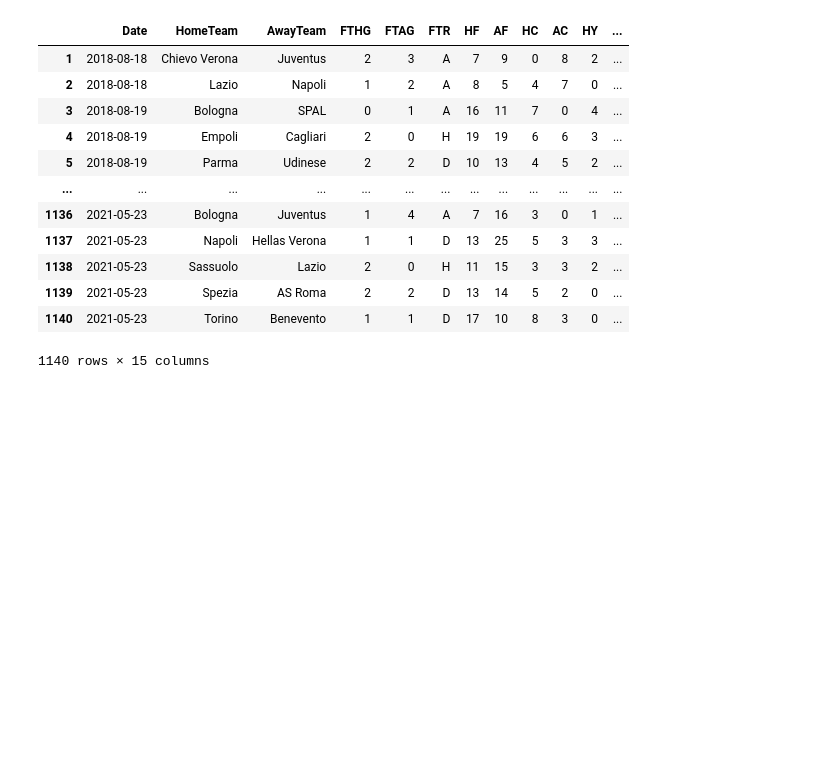
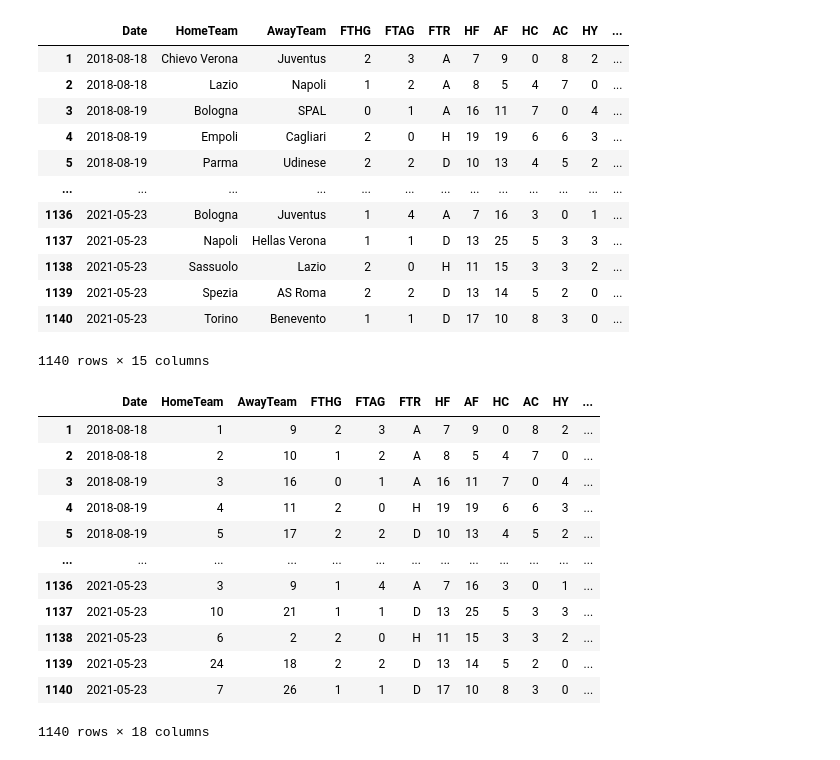
Before and after one commit to stan-levend/soccer-scraper-data-warehouse, a Jupyter notebook: scraper.ipynb, the cells around one changed output. Saved outputs shown, nothing was run; the diff lists cells and outputs as text; code cells hidden in the pictures; blank space fills up the shorter version.

```diff
--- a/scraper.ipynb
+++ b/scraper.ipynb
@@ -39,7 +39,7 @@ common_colums
  'WHD',
  'WHH']
 # %%
-columns = ['Date', 'HomeTeam', 'AwayTeam', 'FTHG', 'FTAG', 'FTR', 'HC', 'AC', 'HF', 'AF', 'HY', 'AY', 'HR', 'AR']
+columns = ['Date', 'HomeTeam', 'AwayTeam', 'FTHG', 'FTAG', 'FTR', 'HC', 'AC', 'HF', 'AF', 'HY', 'AY', 'HR', 'AR', 'IWA', 'IWH', 'IWD']
 columns
 # %% [output]
 ['Date',
@@ -840,0 +812,8 @@ for i in range(1, len(matches_data)+1):
+# %%
+for i in range(1, len(matches_data)+1):
+    name = matches_data.iloc[i-1]['HomeTeam']
+    value = clubs_df[clubs_df['club_name'] == name].index[0]
+    matches_data.at[i, 'HomeTeam'] = value
+    name = matches_data.iloc[i-1]['AwayTeam']
+    value = clubs_df[clubs_df['club_name'] == name].index[0]
+    matches_data.at[i, 'AwayTeam'] = value
@@ -840,0 +822,16 @@ for i in range(1, len(matches_data)+1):
+# %%
+matches_data
+# %% [output]
+|  | Date | HomeTeam | AwayTeam | FTHG | FTAG | FTR | HF | AF | HC | AC | HY | ... |
+| 1 | 2018-08-18 | 1 | 9 | 2 | 3 | A | 7 | 9 | 0 | 8 | 2 | ... |
+| 2 | 2018-08-18 | 2 | 10 | 1 | 2 | A | 8 | 5 | 4 | 7 | 0 | ... |
+| 3 | 2018-08-19 | 3 | 16 | 0 | 1 | A | 16 | 11 | 7 | 0 | 4 | ... |
+| 4 | 2018-08-19 | 4 | 11 | 2 | 0 | H | 19 | 19 | 6 | 6 | 3 | ... |
+| 5 | 2018-08-19 | 5 | 17 | 2 | 2 | D | 10 | 13 | 4 | 5 | 2 | ... |
+| ... | ... | ... | ... | ... | ... | ... | ... | ... | ... | ... | ... | ... |
+| 1136 | 2021-05-23 | 3 | 9 | 1 | 4 | A | 7 | 16 | 3 | 0 | 1 | ... |
+| 1137 | 2021-05-23 | 10 | 21 | 1 | 1 | D | 13 | 25 | 5 | 3 | 3 | ... |
+| 1138 | 2021-05-23 | 6 | 2 | 2 | 0 | H | 11 | 15 | 3 | 3 | 2 | ... |
+| 1139 | 2021-05-23 | 24 | 18 | 2 | 2 | D | 13 | 14 | 5 | 2 | 0 | ... |
+| 1140 | 2021-05-23 | 7 | 26 | 1 | 1 | D | 17 | 10 | 8 | 3 | 0 | ... |
+1140 rows × 18 columns
```
Also changed, not shown: parts of 27 cells of this notebook, 2 other files.
